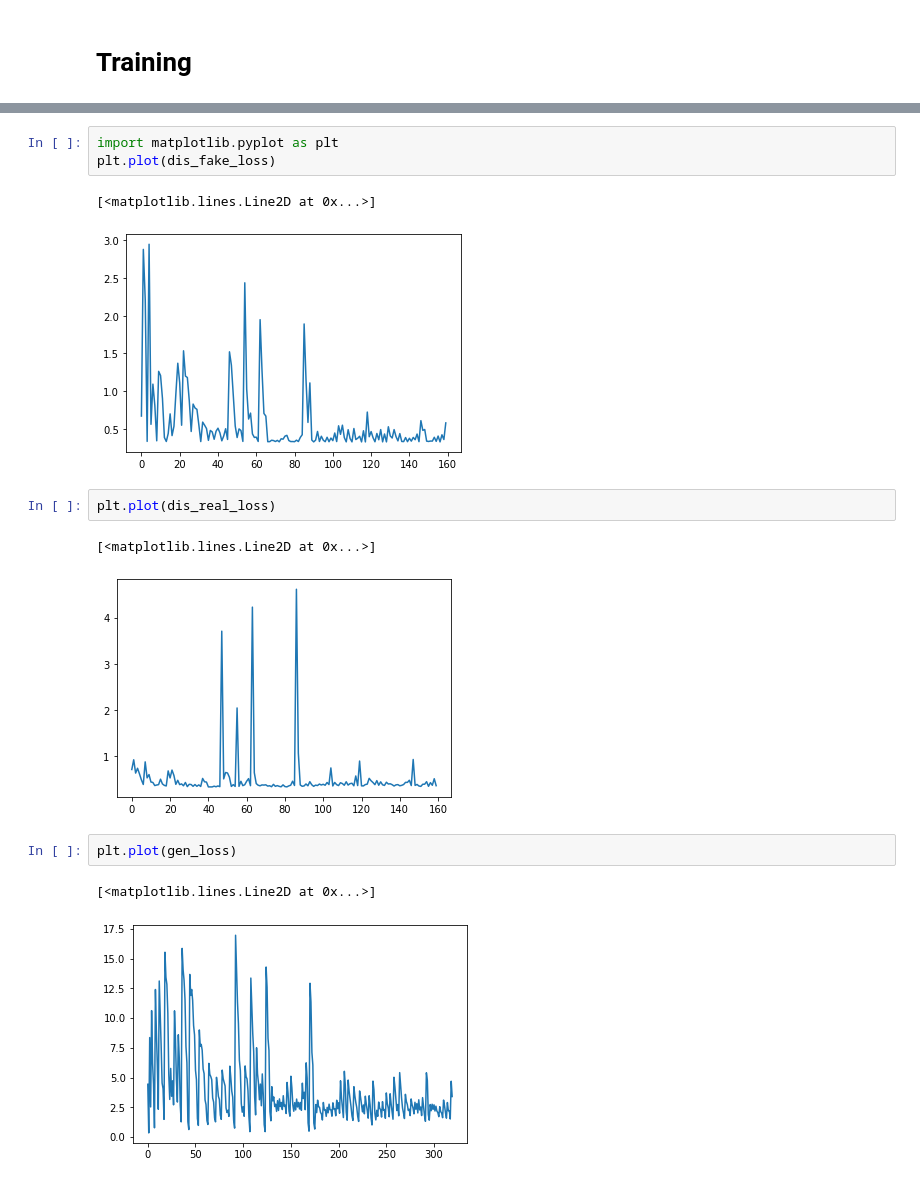
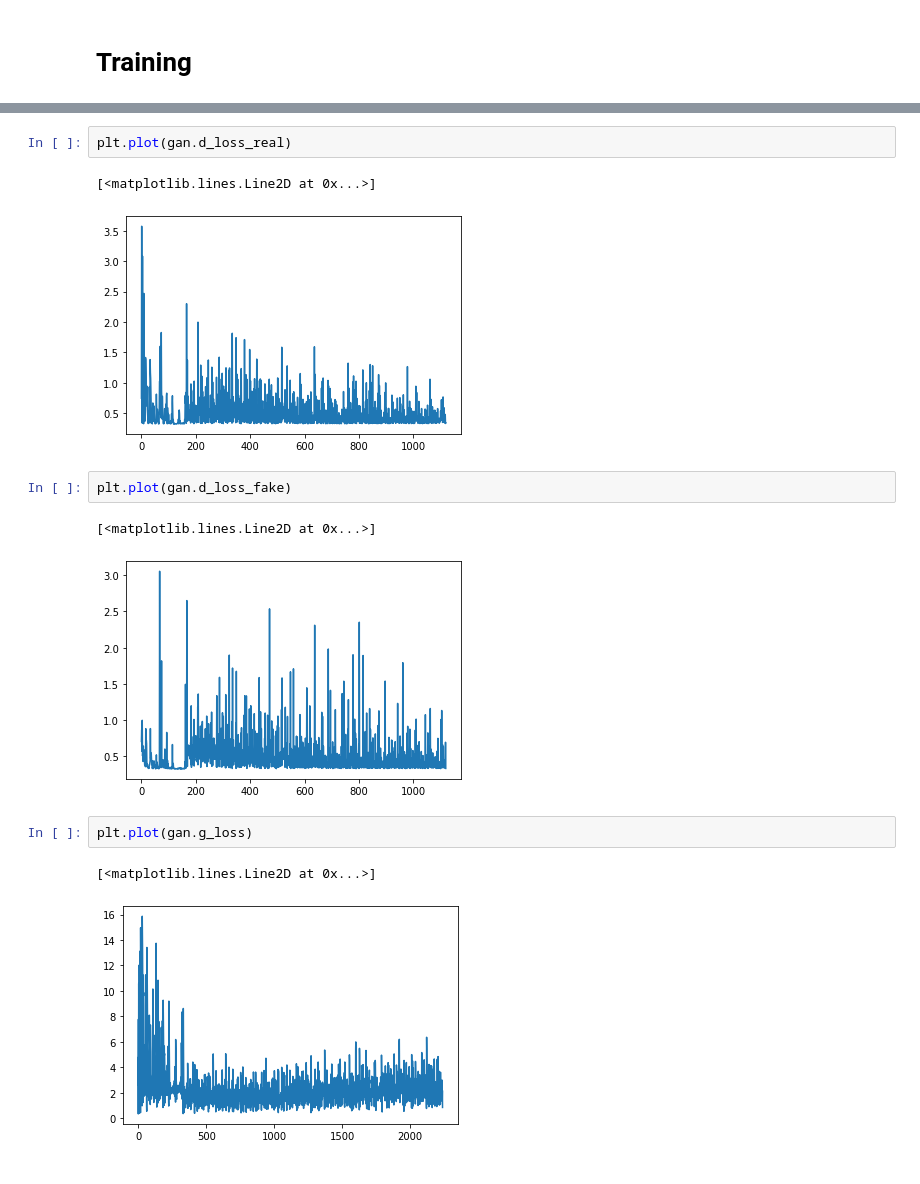
Before and after one commit to bradley-ray/implementing-deep-learn-papers, a Jupyter notebook: deep_convolutional_gan.ipynb, the cells around one changed output, grey strips where cells are left out. Drawn from its saved outputs; the diff is of its cells as text.

```diff
--- a/deep_convolutional_gan.ipynb
+++ b/deep_convolutional_gan.ipynb
@@ -253,16 +281,15 @@ train_model(gen, dis, fixed, data, epochs=EPOCHS, bs=BS, lr=LR, beta_1=BETA_1, b
-# %%
-import matplotlib.pyplot as plt
-plt.plot(dis_fake_loss)
-# %% [output]
-[<matplotlib.lines.Line2D at 0x...>]
-[figure, removed]
 # %%
-plt.plot(dis_real_loss)
+plt.plot(gan.d_loss_real)
 # %% [output]
 [<matplotlib.lines.Line2D at 0x...>]
-[figure, old version]
+[figure, new version]
 # %%
-plt.plot(gen_loss)
+plt.plot(gan.d_loss_fake)
 # %% [output]
 [<matplotlib.lines.Line2D at 0x...>]
-[figure, old version]
+[figure, new version]
+# %%
+plt.plot(gan.g_loss)
+# %% [output]
+[<matplotlib.lines.Line2D at 0x...>]
+[figure, added]
```
Also changed, not shown: parts of 21 cells of this notebook.
